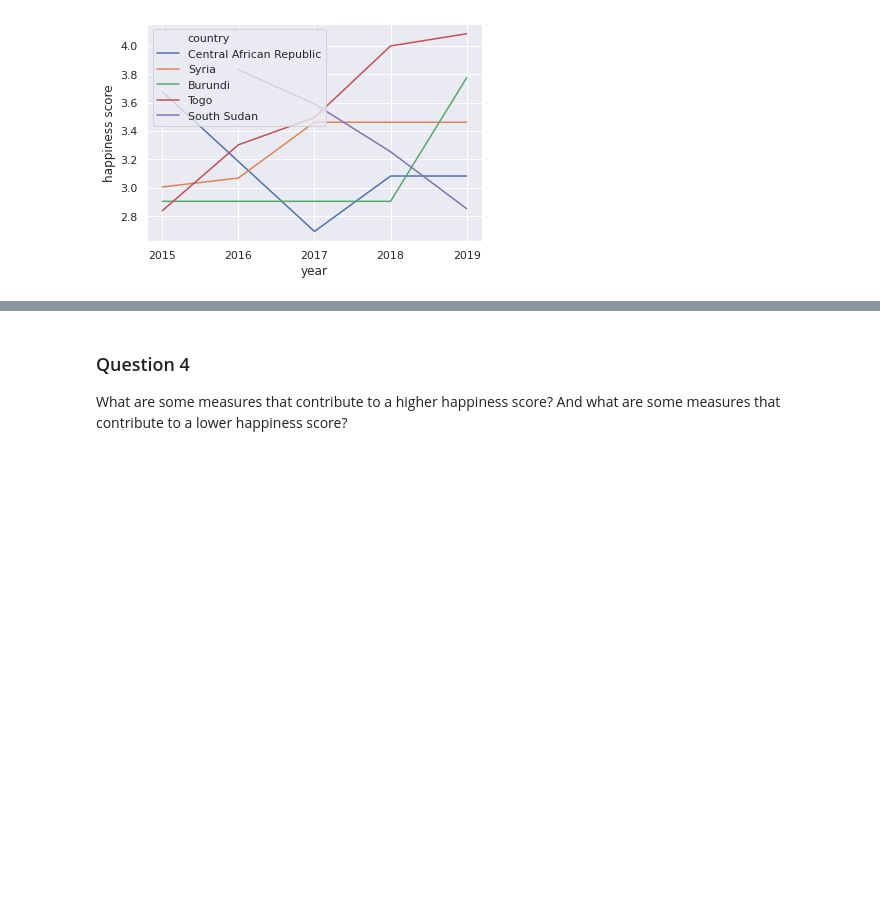
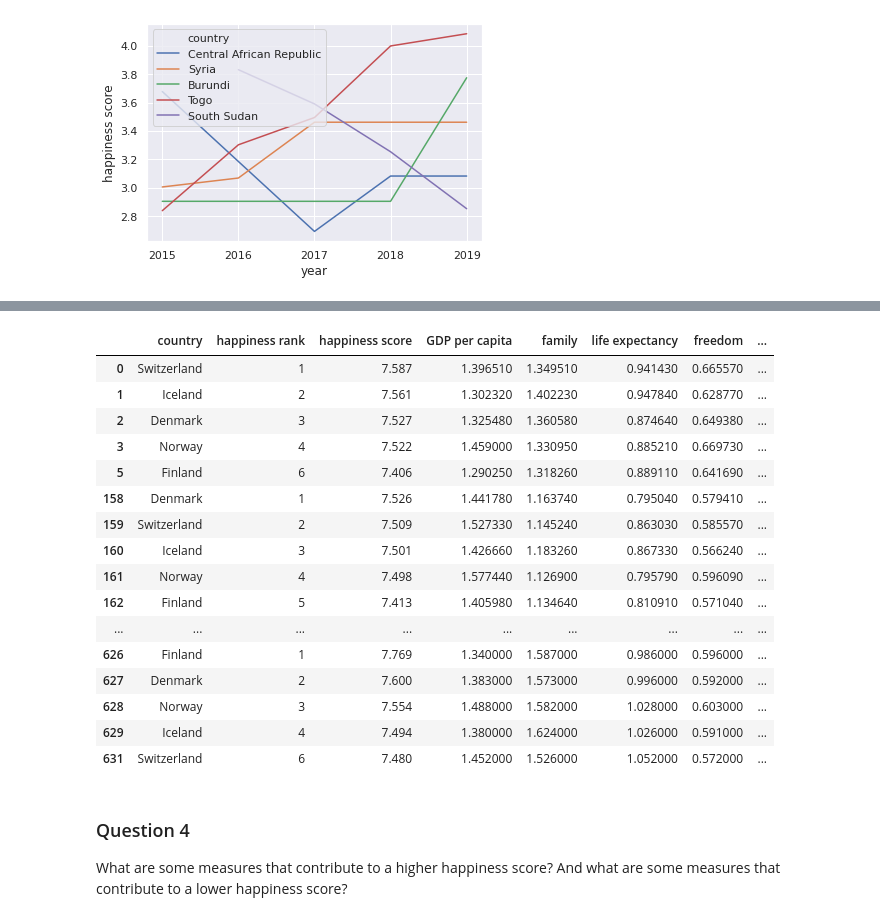
Before and after one commit to Benjaminnnnnn/CSE-163-FINAL-PROJECT, a Jupyter notebook: World_Happiness_Analysis.ipynb, the cells around one changed output, grey strips where cells are left out. Drawn from its saved outputs; the diff is of its cells as text; code cells hidden in the pictures; blank space fills up the shorter version.

```diff
--- a/World_Happiness_Analysis.ipynb
+++ b/World_Happiness_Analysis.ipynb
@@ -431,3 +489,23 @@ We can try plotting the trends again using `plotly` for different data visualiza
+# %%
+happy_overall
+# %% [output]
+|  | country | happiness rank | happiness score | GDP per capita | family | life expectancy | freedom | ... |
+| 0 | Switzerland | 1 | 7.587 | 1.396510 | 1.349510 | 0.941430 | 0.665570 | ... |
+| 1 | Iceland | 2 | 7.561 | 1.302320 | 1.402230 | 0.947840 | 0.628770 | ... |
+| 2 | Denmark | 3 | 7.527 | 1.325480 | 1.360580 | 0.874640 | 0.649380 | ... |
+| 3 | Norway | 4 | 7.522 | 1.459000 | 1.330950 | 0.885210 | 0.669730 | ... |
+| 5 | Finland | 6 | 7.406 | 1.290250 | 1.318260 | 0.889110 | 0.641690 | ... |
+| 158 | Denmark | 1 | 7.526 | 1.441780 | 1.163740 | 0.795040 | 0.579410 | ... |
+| 159 | Switzerland | 2 | 7.509 | 1.527330 | 1.145240 | 0.863030 | 0.585570 | ... |
+| 160 | Iceland | 3 | 7.501 | 1.426660 | 1.183260 | 0.867330 | 0.566240 | ... |
+| 161 | Norway | 4 | 7.498 | 1.577440 | 1.126900 | 0.795790 | 0.596090 | ... |
+| 162 | Finland | 5 | 7.413 | 1.405980 | 1.134640 | 0.810910 | 0.571040 | ... |
+| ... | ... | ... | ... | ... | ... | ... | ... | ... |
+| 626 | Finland | 1 | 7.769 | 1.340000 | 1.587000 | 0.986000 | 0.596000 | ... |
+| 627 | Denmark | 2 | 7.600 | 1.383000 | 1.573000 | 0.996000 | 0.592000 | ... |
+| 628 | Norway | 3 | 7.554 | 1.488000 | 1.582000 | 1.028000 | 0.603000 | ... |
+| 629 | Iceland | 4 | 7.494 | 1.380000 | 1.624000 | 1.026000 | 0.591000 | ... |
+| 631 | Switzerland | 6 | 7.480 | 1.452000 | 1.526000 | 1.052000 | 0.572000 | ... |
 # %% [markdown]
 ### Question 4
 
```
Also changed, not shown: parts of 6 cells of this notebook.
